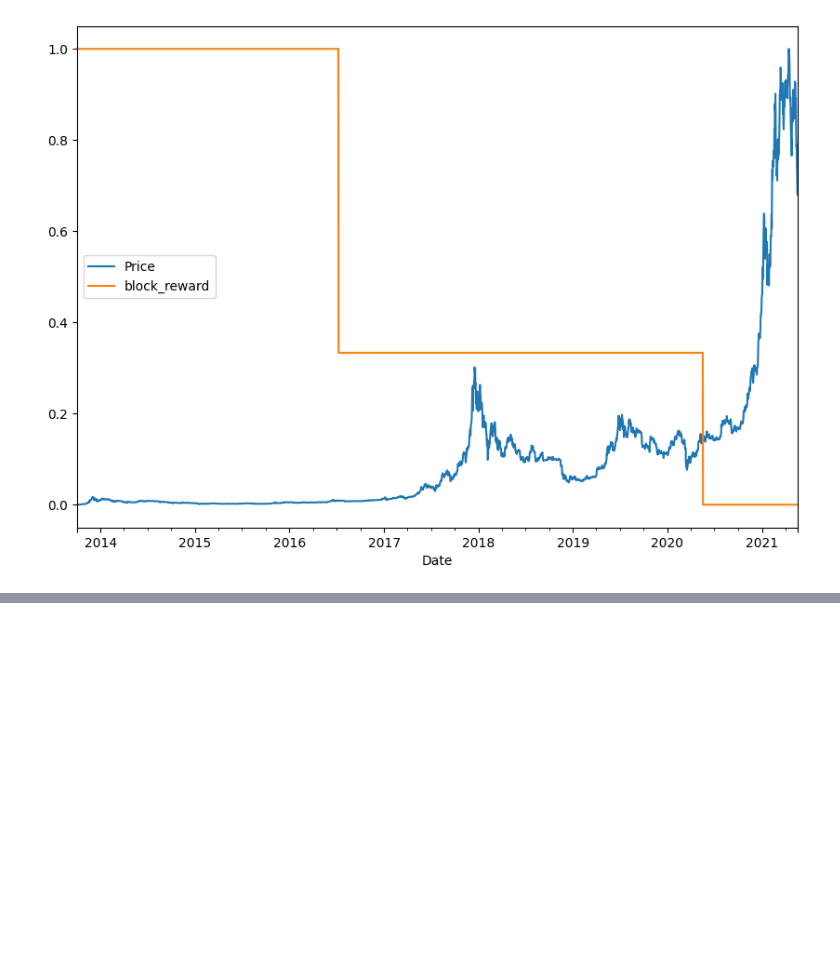
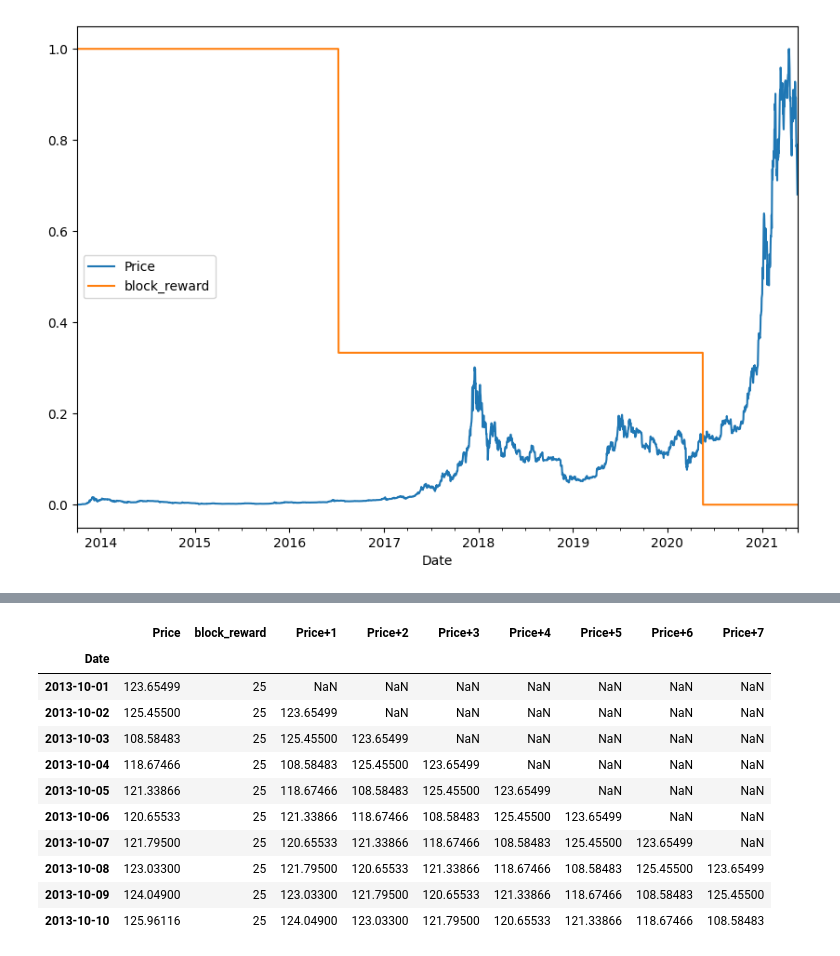
Before and after one commit to llorenscapotorres/TensorFlow, a Jupyter notebook: Time_Series/time_series_forecasting.ipynb, the cells around one changed output, grey strips where cells are left out. Drawn from its saved outputs; the diff is of its cells as text; code cells hidden in the pictures; blank space fills up the shorter version.

```diff
--- a/Time_Series/time_series_forecasting.ipynb
+++ b/Time_Series/time_series_forecasting.ipynb
@@ -1220,0 +1224,25 @@ scaled_price_block_df.plot(figsize=(10, 7));
+# %%
+# Setup dataset hyperparameters
+HORIZON = 1
+WINDOW_SIZE = 7
+# %%
+# Make a copy of the Bitcoin historical data with block reward feature
+bitcoin_prices_windowed = bitcoin_prices_block.copy()
+
+# Add windowed columns
+for i in range(WINDOW_SIZE): # shift values for each step in WINDOW_SIZE
+    bitcoin_prices_windowed[f'Price+{i+1}'] = bitcoin_prices_windowed['Price'].shift(periods=i+1)
+bitcoin_prices_windowed.head(10)
+# %% [output]
+|  | Price | block_reward | Price+1 | Price+2 | Price+3 | Price+4 | Price+5 | Price+6 | Price+7 |
+| Date |  |  |  |  |  |  |  |  |  |
+| 2013-10-01 | 123.65499 | 25 | NaN | NaN | NaN | NaN | NaN | NaN | NaN |
+| 2013-10-02 | 125.45500 | 25 | 123.65499 | NaN | NaN | NaN | NaN | NaN | NaN |
+| 2013-10-03 | 108.58483 | 25 | 125.45500 | 123.65499 | NaN | NaN | NaN | NaN | NaN |
+| 2013-10-04 | 118.67466 | 25 | 108.58483 | 125.45500 | 123.65499 | NaN | NaN | NaN | NaN |
+| 2013-10-05 | 121.33866 | 25 | 118.67466 | 108.58483 | 125.45500 | 123.65499 | NaN | NaN | NaN |
+| 2013-10-06 | 120.65533 | 25 | 121.33866 | 118.67466 | 108.58483 | 125.45500 | 123.65499 | NaN | NaN |
+| 2013-10-07 | 121.79500 | 25 | 120.65533 | 121.33866 | 118.67466 | 108.58483 | 125.45500 | 123.65499 | NaN |
+| 2013-10-08 | 123.03300 | 25 | 121.79500 | 120.65533 | 121.33866 | 118.67466 | 108.58483 | 125.45500 | 123.65499 |
+| 2013-10-09 | 124.04900 | 25 | 123.03300 | 121.79500 | 120.65533 | 121.33866 | 118.67466 | 108.58483 | 125.45500 |
+| 2013-10-10 | 125.96116 | 25 | 124.04900 | 123.03300 | 121.79500 | 120.65533 | 121.33866 | 118.67466 | 108.58483 |
```
Also changed, not shown: parts of 43 cells of this notebook, 21 other files.
